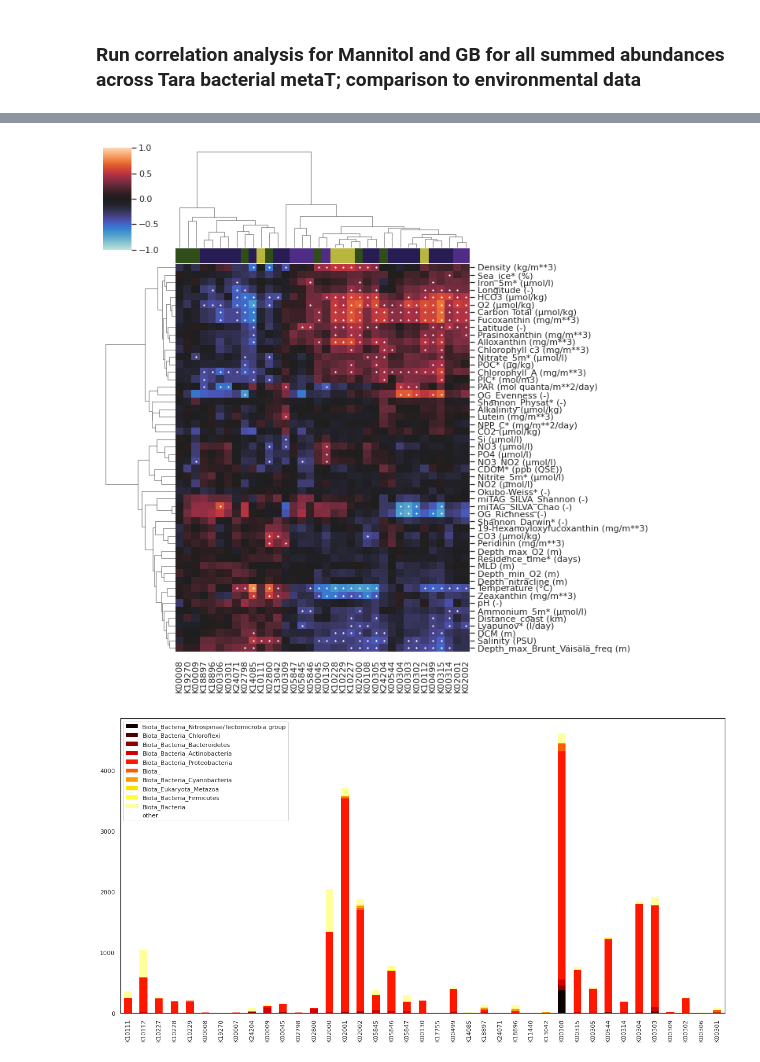
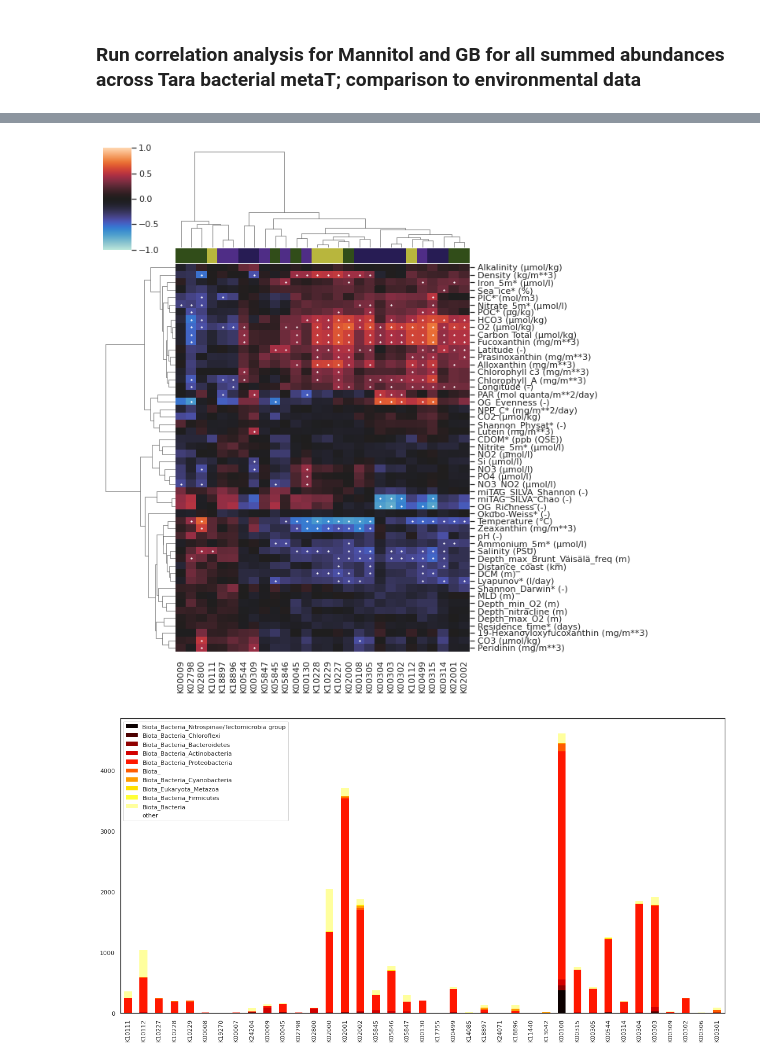
Before and after one commit to AlexanderLabWHOI/2021-marine-osmolytes, a Jupyter notebook: genome-searching/notebooks/Tara-data-final-figures.ipynb, the cells around one changed output, grey strips where cells are left out. Cells and saved outputs as stored; diff of their text form; code cells hidden in the pictures.

```diff
--- a/genome-searching/notebooks/Tara-data-final-figures.ipynb
+++ b/genome-searching/notebooks/Tara-data-final-figures.ipynb
@@ -368,4 +369,5 @@ MGB_bact_rho, MGB_bact_pval, MGB_bact_bonfe= calc_rho_pval(MGB_combo)
 # MGB_combo_corr = MGB_combo.corr('spearman')
 # MGB_combo_corr = MGB_combo_corr.dropna(axis=1, how='all').dropna(axis=0, how='all')
 row_colors = MGB_bact_rho.index.map(all_cdict)
+pass_val  = MGB_combo.columns[MGB_combo.mean()>10e-7]
 # %%
@@ -398,15 +400,15 @@ cols = ['Temperature (°C)', 'Salinity (PSU)',
 MGB_bact_env_rho, MGB_bact_env_pval, MGB_bact_env_bonfe = calc_rho_pval(MGB_env_params)
 # %%
 
-MGB_bact_env_rho = MGB_bact_env_rho.loc[cols,MGB_combo.columns]
-MGB_bact_env_pval = MGB_bact_env_pval.loc[cols,MGB_combo.columns]
-MGB_bact_env_bonfe = MGB_bact_env_bonfe.loc[cols,MGB_combo.columns]
-MGB_bact_env_bonfe = cal_bonfe(MGB_bact_env_pval,MGB_combo.columns, cols)
+MGB_bact_env_rho = MGB_bact_env_rho.loc[cols,pass_val]
+MGB_bact_env_pval = MGB_bact_env_pval.loc[cols,pass_val]
+MGB_bact_env_bonfe = MGB_bact_env_bonfe.loc[cols,pass_val]
+MGB_bact_env_bonfe = cal_bonfe(MGB_bact_env_pval,pass_val, cols)
 # %%
-cluster_map_bonfe(MGB_bact_env_rho.drop('K00007', axis=1), MGB_bact_env_bonfe.drop('K00007', axis=1), cutoff=0.001,
+cluster_map_bonfe(MGB_bact_env_rho, MGB_bact_env_bonfe, cutoff=0.001,
                   figname='figures/tara/Tbact_cluster_env_bonfe.pdf', col_colors=row_colors)
 # %% [output]
-[figure, old version]
+[figure, new version]
 # %%
 all_groups =[]
 for K in all_cdict.keys():
```
Also changed, not shown: parts of 11 cells of this notebook, 1 other file.
